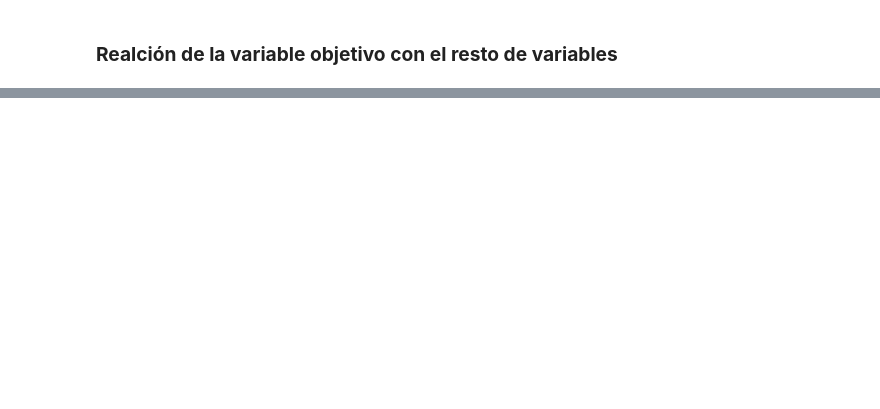
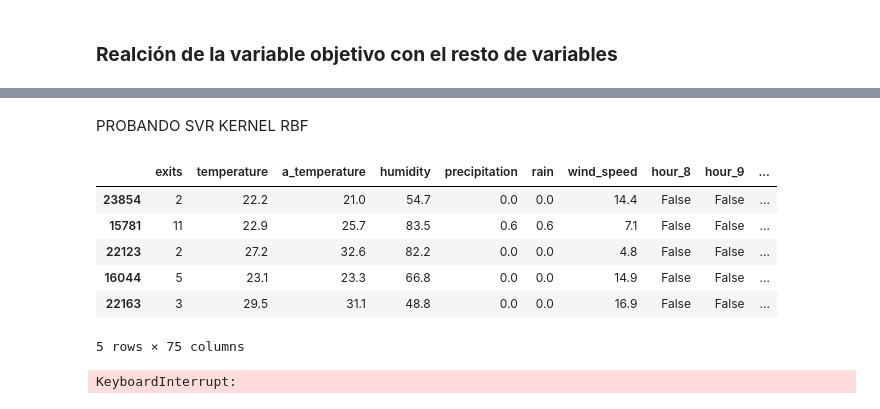
Before and after one commit to nicollorens12/BicingEstimator, a Jupyter notebook: notebook.ipynb, the cells around one changed output, grey strips where cells are left out. Cells and saved outputs as stored; diff of their text form; code cells hidden in the pictures; blank space fills up the shorter version.

```diff
--- a/notebook.ipynb
+++ b/notebook.ipynb
@@ -257,0 +452,65 @@ R2 score: 0.9360581812351724
+# %% [markdown]
+PROBANDO SVR KERNEL RBF
+# %%
+from sklearn.preprocessing import StandardScaler
+
+categorical_vars_selected = ["hour", "day", "month", "year", "week_day", "working_day", "class_day"]
+
+# Cargar el conjunto de datos
+data = pd.read_csv('dataset_generation/dataset.csv')
+
+# También filtramos las horas para quedarnos solo con las de 7 a 23
+filtered_data = data[(data['hour'] >= 7) & (data['hour'] <= 23)].drop('demand_satisfied', axis=1)
+
+# Binarizar las variables categóricas y asignar el resultado al DataFrame
+filtered_data = pd.get_dummies(filtered_data, columns=categorical_vars_selected, drop_first=True)
+
+filtered_data.sample(5)
+
+# Preparar los datos para la regresión (seleccionar las variables independientes y la variable objetivo)
+X = filtered_data.drop(['exits'], axis=1).select_dtypes(include=np.number)  # Solo variables numéricas
+y = filtered_data['exits']
+
+# Dividir los datos en conjuntos de entrenamiento y prueba
+X_train, X_test, y_train, y_test = train_test_split(X, y, test_size=0.4, random_state=42)
+
+scaler = MinMaxScaler()
+
+X_train = scaler.fit_transform(X_train)
+
+X_test = scaler.transform(X_test)
+
+X_train = pd.DataFrame(X_train, columns = X.columns)
+
+X_test = pd.DataFrame(X_test, columns=X.columns)
+# %% [output]
+|  | exits | temperature | a_temperature | humidity | precipitation | rain | wind_speed | hour_8 | hour_9 | ... |
+| 23854 | 2 | 22.2 | 21.0 | 54.7 | 0.0 | 0.0 | 14.4 | False | False | ... |
+| 15781 | 11 | 22.9 | 25.7 | 83.5 | 0.6 | 0.6 | 7.1 | False | False | ... |
+| 22123 | 2 | 27.2 | 32.6 | 82.2 | 0.0 | 0.0 | 4.8 | False | False | ... |
+| 16044 | 5 | 23.1 | 23.3 | 66.8 | 0.0 | 0.0 | 14.9 | False | False | ... |
+| 22163 | 3 | 29.5 | 31.1 | 48.8 | 0.0 | 0.0 | 16.9 | False | False | ... |
+5 rows × 75 columns
+# %%
+from sklearn.svm import SVR
+
+param_grid = {
+    'C':10**np.linspace(-3,3,101),
+    'gamma':['scale','auto'],
+    'epsilon':np.linspace(0,0.01,11)
+    }
+
+svm = SVR(kernel='rbf', max_iter=50000, cache_size=2000)
+grid_search = GridSearchCV(svm, param_grid, cv=5)
+grid_search.fit(X_train, y_train)
+
+best_model_svm = grid_search.best_estimator_
+best_score_svm = grid_search.best_score_
+
+test_score_svm = best_model_svm.score(X_test, y_test)
+
+print("Best Model:", best_model_svm)
+
+print(best_score_svm, test_score_svm)
+# %% [output]
+KeyboardInterrupt:
```
Also changed, not shown: parts of 16 cells of this notebook, 1 other file.
